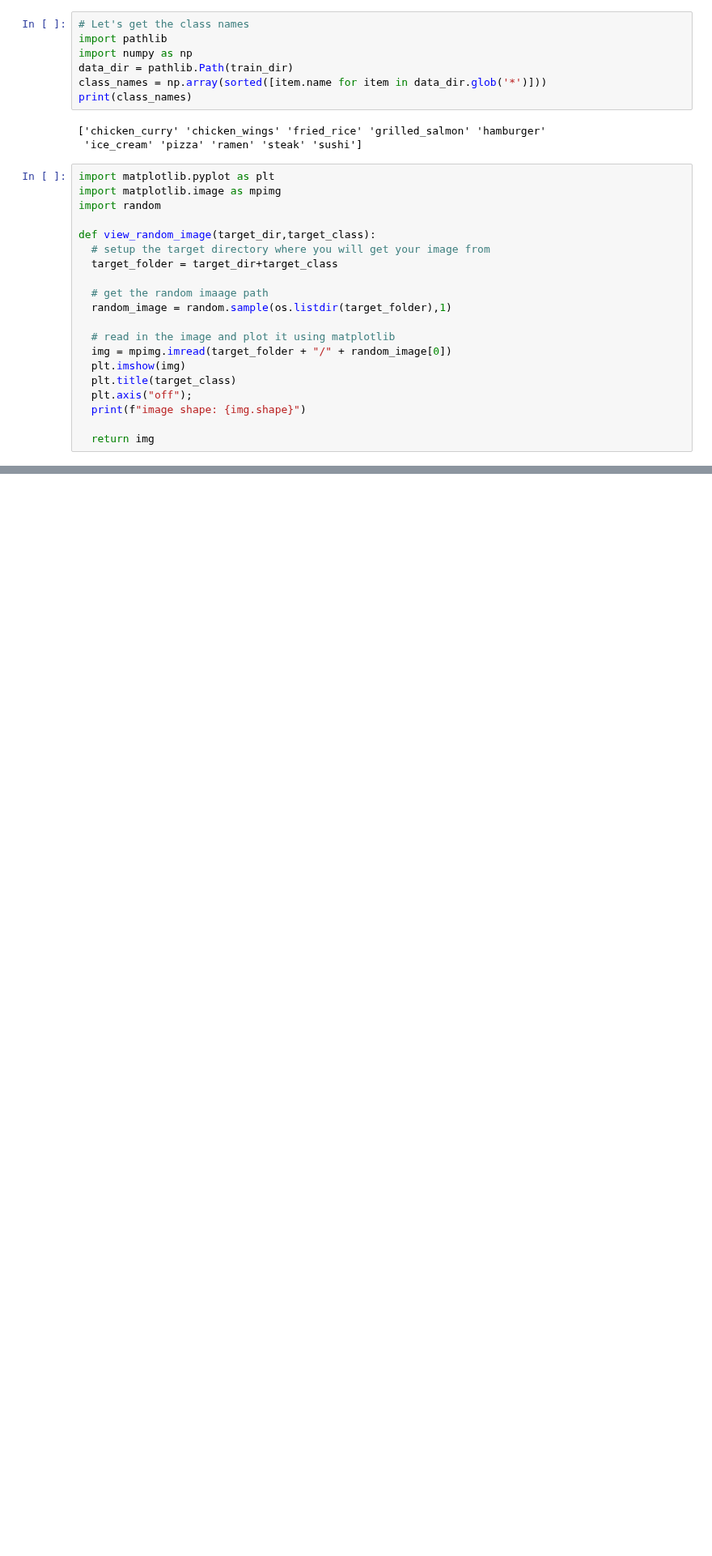
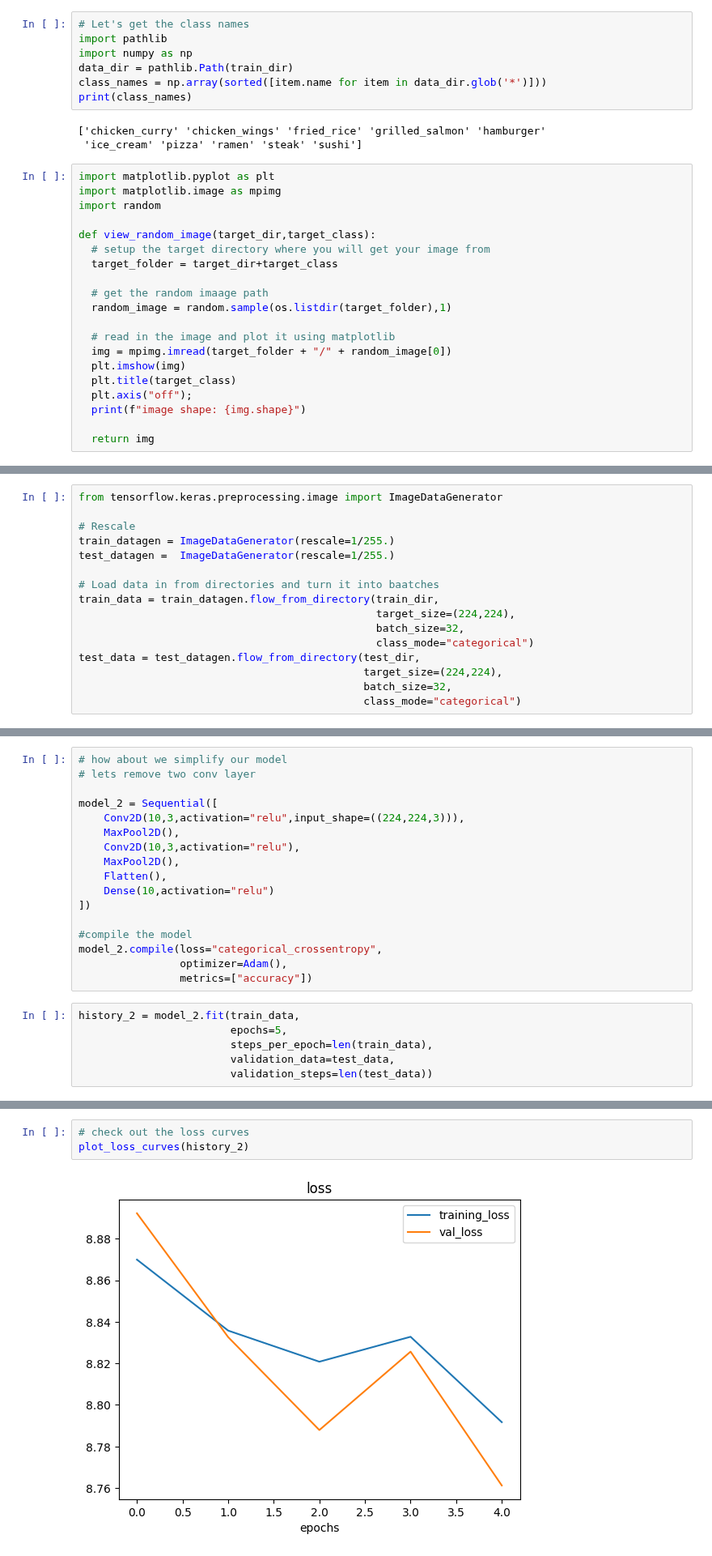
Before and after one commit to deepu718/tensorflow_practice, a Jupyter notebook: 03_multi_class_image_classifiction.ipynb, the cells around one changed output, grey strips where cells are left out. Shown at 81% size. Cells and saved outputs as stored; diff of their text form; blank space fills up the shorter version.

```diff
--- a/03_multi_class_image_classifiction.ipynb
+++ b/03_multi_class_image_classifiction.ipynb
@@ -101,0 +104,16 @@ image shape: (512, 512, 3)
+# %%
+from tensorflow.keras.preprocessing.image import ImageDataGenerator
+
+# Rescale
+train_datagen = ImageDataGenerator(rescale=1/255.)
+test_datagen =  ImageDataGenerator(rescale=1/255.)
+
+# Load data in from directories and turn it into baatches
+train_data = train_datagen.flow_from_directory(train_dir,
+                                               target_size=(224,224),
+                                               batch_size=32,
+                                               class_mode="categorical")
+test_data = test_datagen.flow_from_directory(test_dir,
+                                             target_size=(224,224),
+                                             batch_size=32,
+                                             class_mode="categorical")
@@ -101,0 +236,23 @@ image shape: (512, 512, 3)
+# %%
+# how about we simplify our model
+# lets remove two conv layer
+
+model_2 = Sequential([
+    Conv2D(10,3,activation="relu",input_shape=((224,224,3))),
+    MaxPool2D(),
+    Conv2D(10,3,activation="relu"),
+    MaxPool2D(),
+    Flatten(),
+    Dense(10,activation="relu")
+])
+
+#compile the model
+model_2.compile(loss="categorical_crossentropy",
+                optimizer=Adam(),
+                metrics=["accuracy"])
+# %%
+history_2 = model_2.fit(train_data,
+                        epochs=5,
+                        steps_per_epoch=len(train_data),
+                        validation_data=test_data,
+                        validation_steps=len(test_data))
@@ -101,0 +290,5 @@ image shape: (512, 512, 3)
+# %%
+# check out the loss curves
+plot_loss_curves(history_2)
+# %% [output]
+[figure, added]
```
Also changed, not shown: parts of 30 cells of this notebook.
